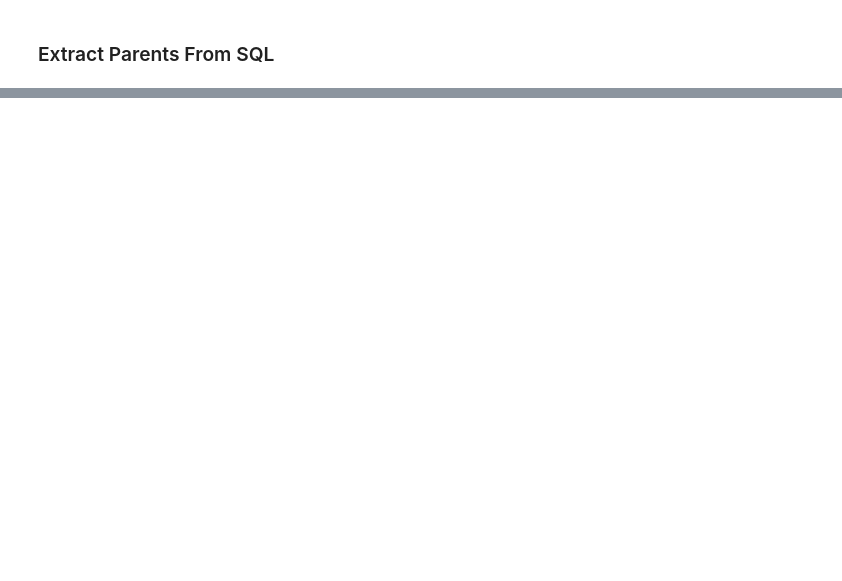
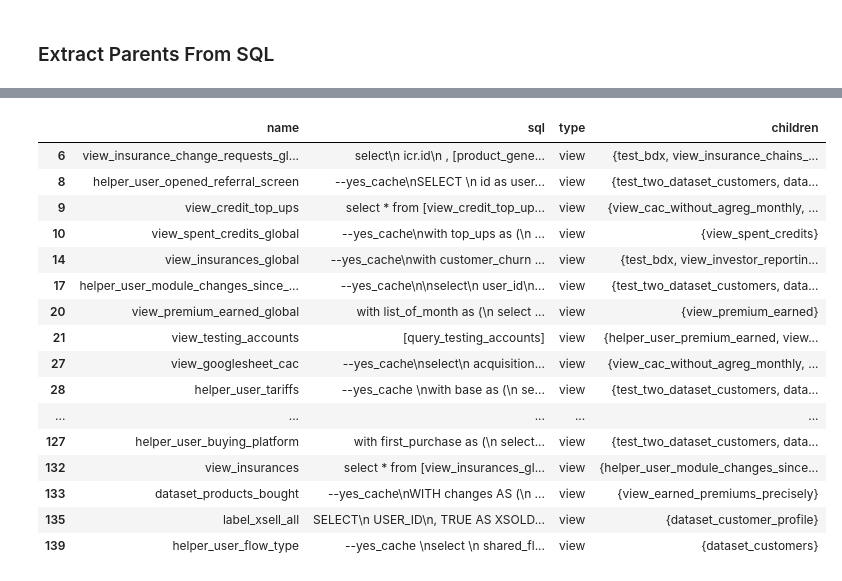
Before and after one commit to blazova/blazova.lucia-gmail.com, a Jupyter notebook: periscope_tree.ipynb, the cells around one changed output, grey strips where cells are left out. Saved outputs shown, nothing was run; the diff lists cells and outputs as text; code cells hidden in the pictures; blank space fills up the shorter version.

```diff
--- a/periscope_tree.ipynb
+++ b/periscope_tree.ipynb
@@ -104,6 +80,9 @@ tree_df
 | 140 | view_cac_without_agreg | --yes cache\nwith\n helper_date a... | view |
 141 rows × 3 columns
 # %%
+node_info_dict = {}
+parent_dict= {}
+
 for row in tree_df:
     object_name = tree_df.name
     object_type = tree_df.type
@@ -205,13 +177,17 @@ def get_node_set(parent_dict, focal_node=None, direction=None):
 # %%
 # this reverses a parent tree to a child tree
+
 def get_child_dict(parent_dict):
-   child_dict = {}
-   for node in parent_dict:
-       for parent in parent_dict[node]:
-           if not parent in child_dict.keys():
-               child_dict[parent] = set(node)
-           else:
-               child_dict[parent].add(node)
-   return child_dict
+    child_dict = {}
+    for node in parent_dict:
+
+        for parent in parent_dict[node]:
+
+            if not parent in child_dict.keys():
+                child_dict[parent] = set([node])
+            else:
+                child_dict[parent].add(node)
+
+    return child_dict
 # %%
  child_dict = get_child_dict(parent_dict)  # immediate children
@@ -249,0 +231,25 @@ Note: you may need to restart the kernel to use updated packages.
+# %%
+# To have at least a simple parent-children relation saved, I am creating a simple df with parents and children columns.
+# Although this could be improved by showing both directions: parents <-> view <-> children
+
+tree_df = tree_df.merge(pd.Series(child_dict).reset_index().rename({"index": "name", 0: "children"}, axis=1), on="name", how="left")
+# %%
+tree_df[~pd.isna(tree_df["children"])]
+# %% [output]
+|  | name | sql | type | children |
+| 6 | view_insurance_change_requests_gl... | select\n icr.id\n , [product_gene... | view | {test_bdx, view_insurance_chains_... |
+| 8 | helper_user_opened_referral_screen | --yes_cache\nSELECT \n id as user... | view | {test_two_dataset_customers, data... |
+| 9 | view_credit_top_ups | select * from [view_credit_top_up... | view | {view_cac_without_agreg_monthly, ... |
+| 10 | view_spent_credits_global | --yes_cache\nwith top_ups as (\n ... | view | {view_spent_credits} |
+| 14 | view_insurances_global | --yes_cache\nwith customer_churn ... | view | {test_bdx, view_investor_reportin... |
+| 17 | helper_user_module_changes_since_... | --yes_cache\n\nselect\n user_id\n... | view | {test_two_dataset_customers, data... |
+| 20 | view_premium_earned_global | with list_of_month as (\n select ... | view | {view_premium_earned} |
+| 21 | view_testing_accounts | [query_testing_accounts] | view | {helper_user_premium_earned, view... |
+| 27 | view_googlesheet_cac | --yes_cache\nselect\n acquisition... | view | {view_cac_without_agreg_monthly, ... |
+| 28 | helper_user_tariffs | --yes_cache \nwith base as (\n se... | view | {test_two_dataset_customers, data... |
+| ... | ... | ... | ... | ... |
+| 127 | helper_user_buying_platform | with first_purchase as (\n select... | view | {test_two_dataset_customers, data... |
+| 132 | view_insurances | select * from [view_insurances_gl... | view | {helper_user_module_changes_since... |
+| 133 | dataset_products_bought | --yes_cache\nWITH changes AS (\n ... | view | {view_earned_premiums_precisely} |
+| 135 | label_xsell_all | SELECT\n USER_ID\n, TRUE AS XSOLD... | view | {dataset_customer_profile} |
+| 139 | helper_user_flow_type | --yes_cache \nselect \n shared_fl... | view | {dataset_customers} |
```
Also changed, not shown: parts of 32 cells of this notebook.
